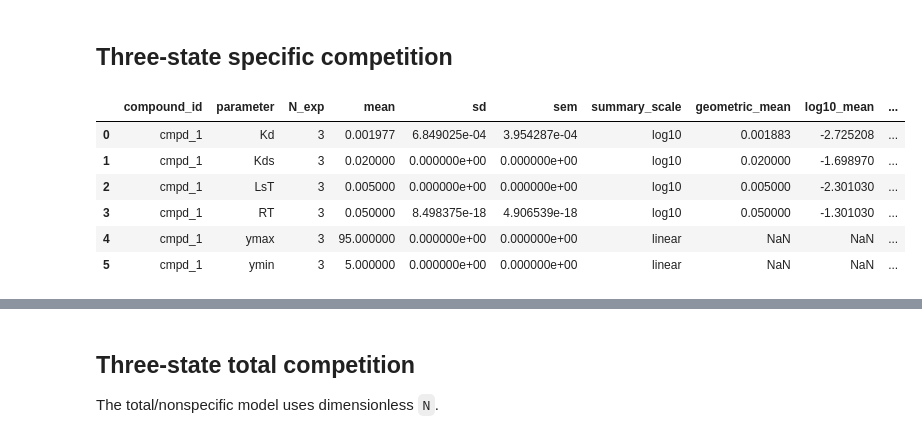
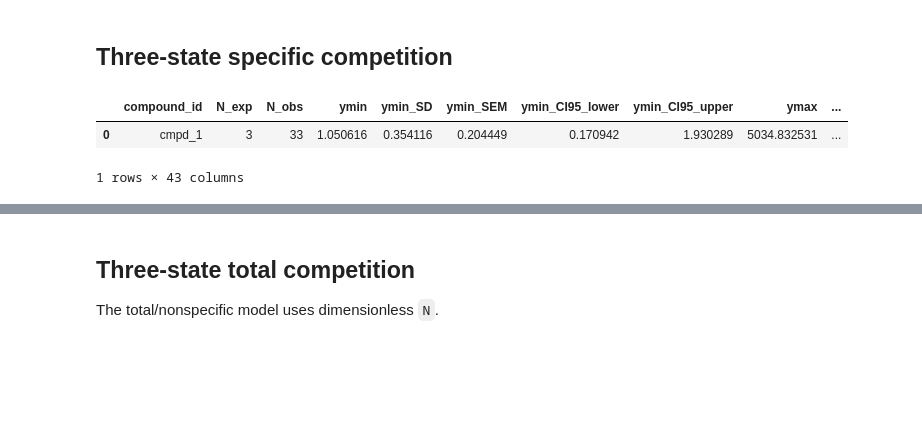
Before and after one commit to choutkaj/bindcurve, a Jupyter notebook: tutorials/03_competitive_kd_models.ipynb, the cells around one changed output, grey strips where cells are left out. Saved outputs shown, nothing was run; the diff lists cells and outputs as text; code cells hidden in the pictures; blank space fills up the shorter version.

```diff
--- a/tutorials/03_competitive_kd_models.ipynb
+++ b/tutorials/03_competitive_kd_models.ipynb
@@ -20,28 +18,19 @@ data_all = bc.DoseResponseData.from_csv(
 # %% [markdown]
 ## Three-state specific competition
 # %%
-params_3st = {
-    'ymin': 5.0, 'ymax': 95.0,
-    'RT': 0.05, 'LsT': 0.005, 'Kds': 0.02,
-    'Kd': 1.6,
-}
 data_3st = bc.DoseResponseData(
     data_all.table[data_all.table['compound_id'] == 'cmpd_1'],
 )
 results_3st = bc.fit(
     data_3st,
     model='comp_3st_specific',
-    fixed={'ymin': 5.0, 'ymax': 95.0, 'RT': 0.05, 'LsT': 0.005, 'Kds': 0.02},
+    fixed={'RT': 0.01, 'LsT': 0.005, 'Kds': 0.5},
 )
 results_3st.summary()
 # %% [output]
-|  | compound_id | parameter | N_exp | mean | sd | sem | summary_scale | geometric_mean | log10_mean | ... |
-| 0 | cmpd_1 | Kd | 3 | 0.001977 | 6.849025e-04 | 3.954287e-04 | log10 | 0.001883 | -2.725208 | ... |
-| 1 | cmpd_1 | Kds | 3 | 0.020000 | 0.000000e+00 | 0.000000e+00 | log10 | 0.020000 | -1.698970 | ... |
-| 2 | cmpd_1 | LsT | 3 | 0.005000 | 0.000000e+00 | 0.000000e+00 | log10 | 0.005000 | -2.301030 | ... |
-| 3 | cmpd_1 | RT | 3 | 0.050000 | 8.498375e-18 | 4.906539e-18 | log10 | 0.050000 | -1.301030 | ... |
-| 4 | cmpd_1 | ymax | 3 | 95.000000 | 0.000000e+00 | 0.000000e+00 | linear | NaN | NaN | ... |
-| 5 | cmpd_1 | ymin | 3 | 5.000000 | 0.000000e+00 | 0.000000e+00 | linear | NaN | NaN | ... |
+|  | compound_id | N_exp | N_obs | ymin | ymin_SD | ymin_SEM | ymin_CI95_lower | ymin_CI95_upper | ymax | ... |
+| 0 | cmpd_1 | 3 | 33 | 1.050616 | 0.354116 | 0.204449 | 0.170942 | 1.930289 | 5034.832531 | ... |
+1 rows × 43 columns
 # %%
 fig, ax = plt.subplots(figsize=(6, 4))
 bc.plot_fits(data_3st, results_3st, ax=ax, confidence_band=True)
```
Also changed, not shown: parts of 4 cells of this notebook, 5 other files.
